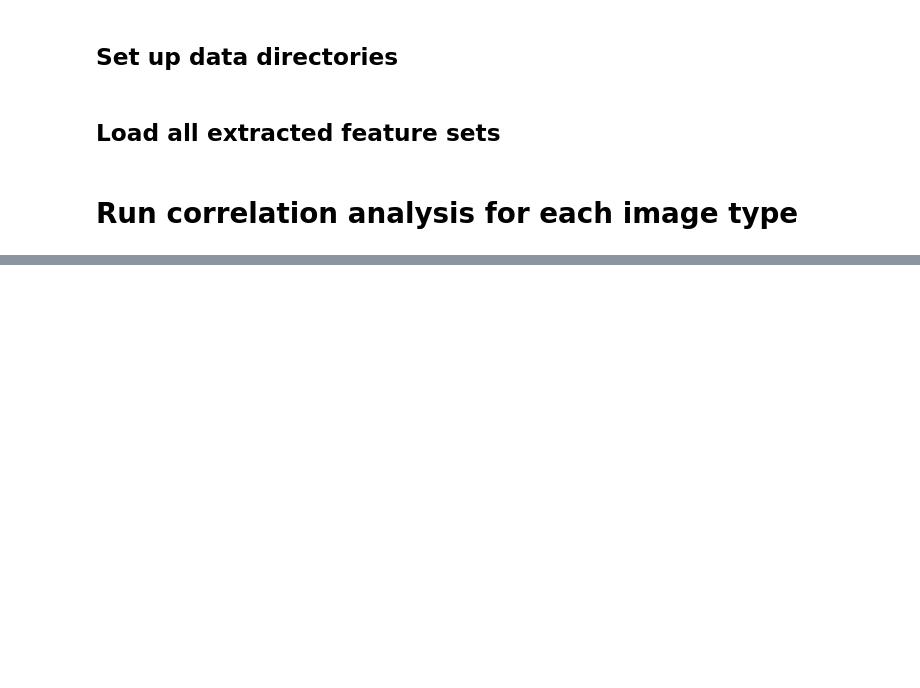
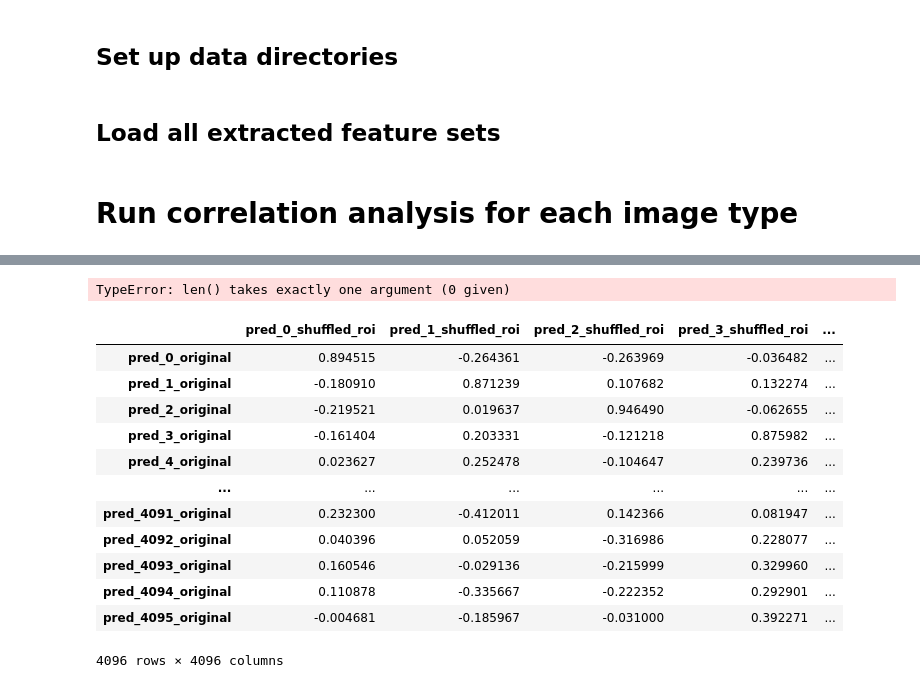
Before and after one commit to bhklab/readii-fmcib, a Jupyter notebook: analyze_fmcib_outputs.ipynb, the cells around one changed output, grey strips where cells are left out. Drawn from its saved outputs; the diff is of its cells as text; code cells hidden in the pictures; blank space fills up the shorter version.

```diff
--- a/analyze_fmcib_outputs.ipynb
+++ b/analyze_fmcib_outputs.ipynb
@@ -120,0 +183,20 @@ horizontal_features_df.head()
+# %%
+horizontal_self = getHorizontalSelfCorrelations(feature_correlation_df.head(), num_horizontal_features = len())
+# %% [output]
+TypeError: len() takes exactly one argument (0 given)
+# %%
+feature_correlation_df.filter(like='original', axis=0).filter(like='shuffled_roi', axis=1)
+# %% [output]
+|  | pred_0_shuffled_roi | pred_1_shuffled_roi | pred_2_shuffled_roi | pred_3_shuffled_roi | ... |
+| pred_0_original | 0.894515 | -0.264361 | -0.263969 | -0.036482 | ... |
+| pred_1_original | -0.180910 | 0.871239 | 0.107682 | 0.132274 | ... |
+| pred_2_original | -0.219521 | 0.019637 | 0.946490 | -0.062655 | ... |
+| pred_3_original | -0.161404 | 0.203331 | -0.121218 | 0.875982 | ... |
+| pred_4_original | 0.023627 | 0.252478 | -0.104647 | 0.239736 | ... |
+| ... | ... | ... | ... | ... | ... |
+| pred_4091_original | 0.232300 | -0.412011 | 0.142366 | 0.081947 | ... |
+| pred_4092_original | 0.040396 | 0.052059 | -0.316986 | 0.228077 | ... |
+| pred_4093_original | 0.160546 | -0.029136 | -0.215999 | 0.329960 | ... |
+| pred_4094_original | 0.110878 | -0.335667 | -0.222352 | 0.292901 | ... |
+| pred_4095_original | -0.004681 | -0.185967 | -0.031000 | 0.392271 | ... |
+4096 rows × 4096 columns
```
Also changed, not shown: parts of 6 cells of this notebook.
